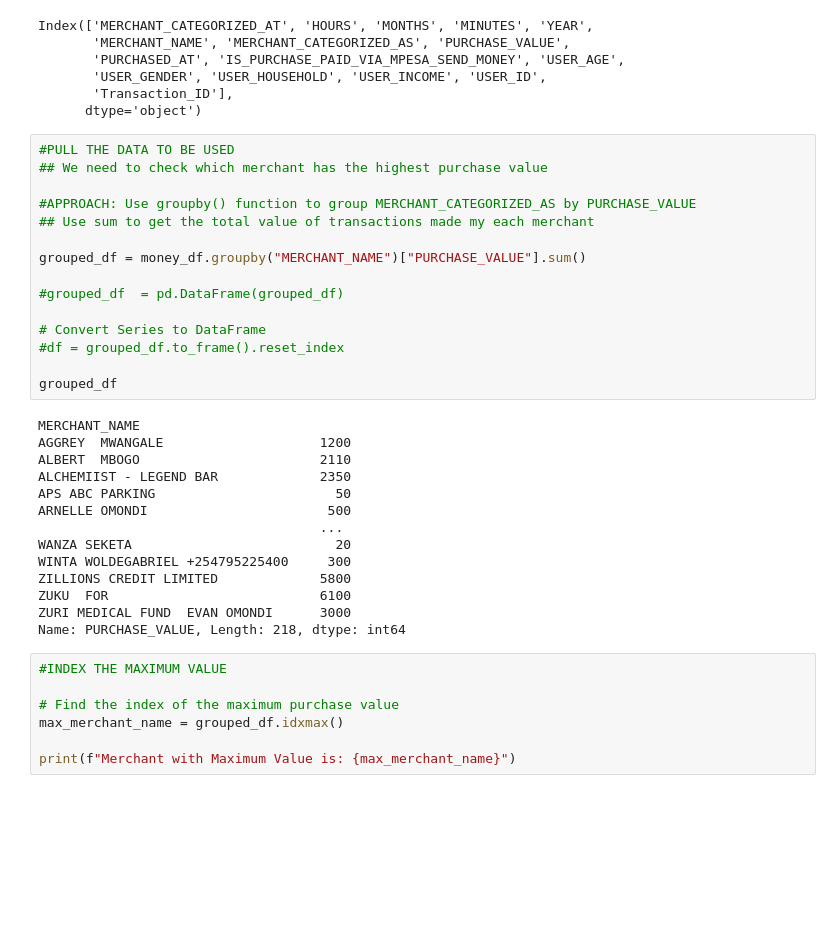
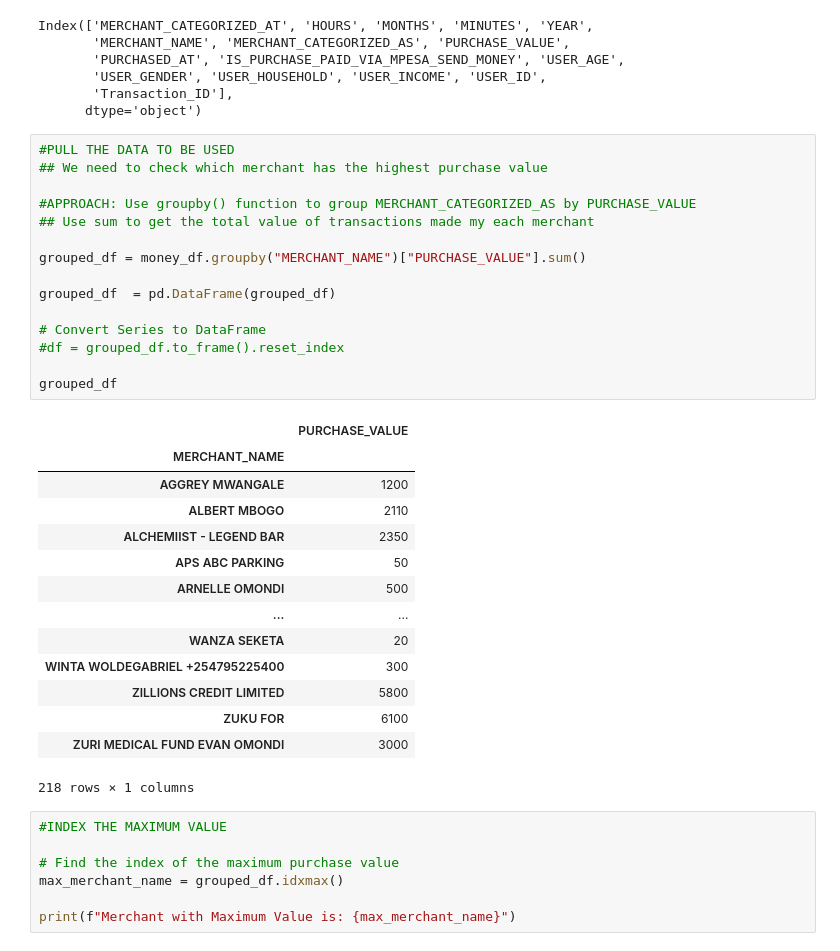
Before and after one commit to kleinbooi24/shaper_pandas, a Jupyter notebook: Data_Alphas_Group/problem5.ipynb, the cells around one changed output. Saved outputs shown, nothing was run; the diff lists cells and outputs as text; blank space fills up the shorter version.

```diff
--- a/Data_Alphas_Group/problem5.ipynb
+++ b/Data_Alphas_Group/problem5.ipynb
@@ -31,32 +31,33 @@ Index(['MERCHANT_CATEGORIZED_AT', 'HOURS', 'MONTHS', 'MINUTES', 'YEAR',
 # %%
 #PULL THE DATA TO BE USED
 ## We need to check which merchant has the highest purchase value
 
 #APPROACH: Use groupby() function to group MERCHANT_CATEGORIZED_AS by PURCHASE_VALUE
 ## Use sum to get the total value of transactions made my each merchant
 
 grouped_df = money_df.groupby("MERCHANT_NAME")["PURCHASE_VALUE"].sum()
 
-#grouped_df  = pd.DataFrame(grouped_df)
+grouped_df  = pd.DataFrame(grouped_df)
 
 # Convert Series to DataFrame
 #df = grouped_df.to_frame().reset_index
 
 grouped_df
 # %% [output]
+|  | PURCHASE_VALUE |
+| MERCHANT_NAME |  |
+| AGGREY MWANGALE | 1200 |
+| ALBERT MBOGO | 2110 |
+| ALCHEMIIST - LEGEND BAR | 2350 |
+| APS ABC PARKING | 50 |
+| ARNELLE OMONDI | 500 |
+| ... | ... |
+| WANZA SEKETA | 20 |
+| WINTA WOLDEGABRIEL +254795225400 | 300 |
+| ZILLIONS CREDIT LIMITED | 5800 |
+| ZUKU FOR | 6100 |
+| ZURI MEDICAL FUND EVAN OMONDI | 3000 |
-MERCHANT_NAME
-AGGREY  MWANGALE                    1200
-ALBERT  MBOGO                       2110
-ALCHEMIIST - LEGEND BAR             2350
-APS ABC PARKING                       50
-ARNELLE OMONDI                       500
-                                    ...
-WANZA SEKETA                          20
-WINTA WOLDEGABRIEL +254795225400     300
-ZILLIONS CREDIT LIMITED             5800
-ZUKU  FOR                           6100
-ZURI MEDICAL FUND  EVAN OMONDI      3000
-Name: PURCHASE_VALUE, Length: 218, dtype: int64
+218 rows × 1 columns
 # %%
 #INDEX THE MAXIMUM VALUE
 
```
Also changed, not shown: parts of 2 cells of this notebook.
